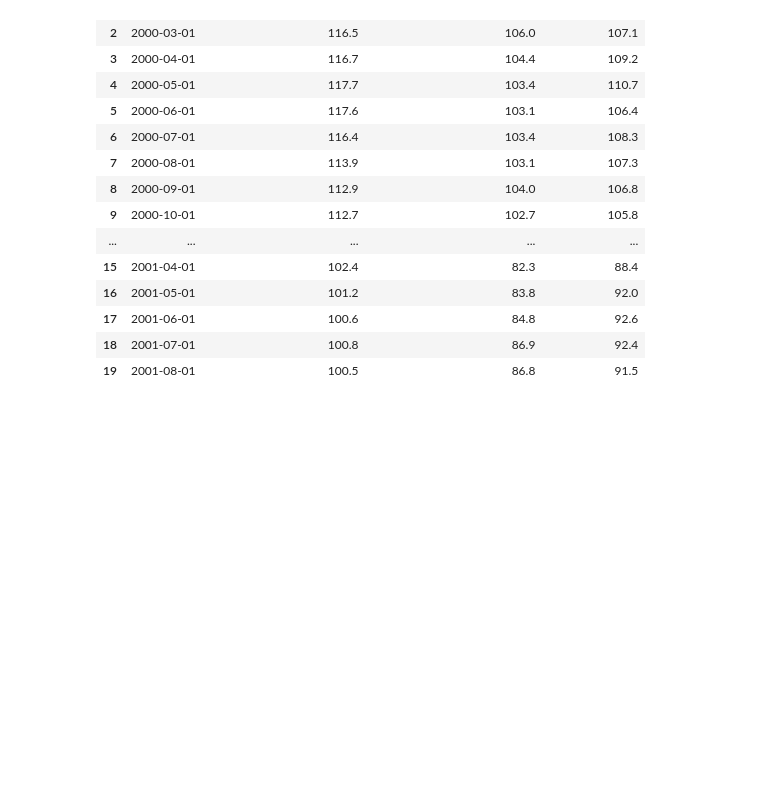
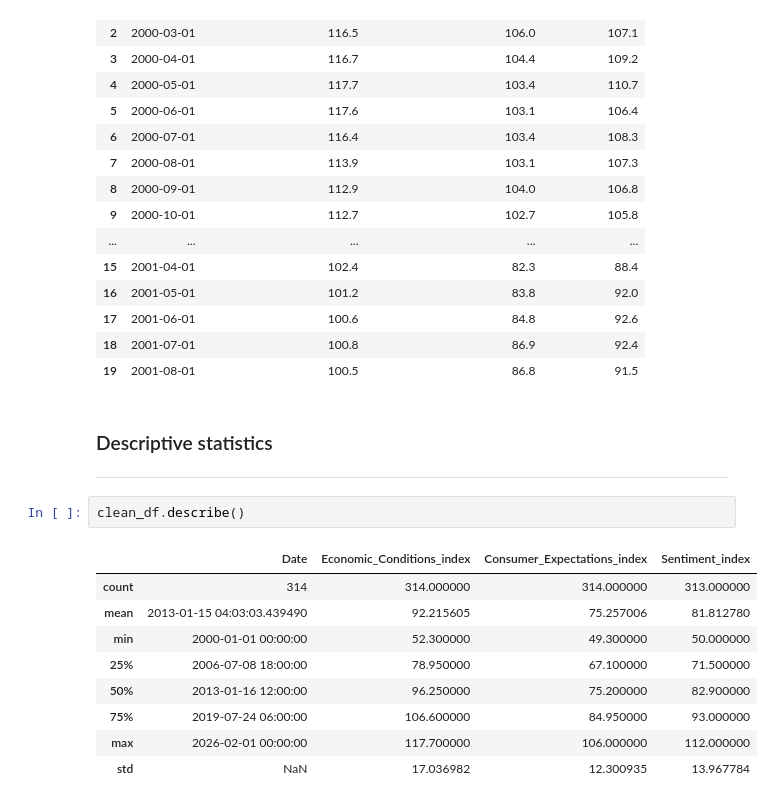
Before and after one commit to shane-221/Macro_project, a Jupyter notebook: main.ipynb, the cells around one changed output. Cells and saved outputs as stored; diff of their text form; blank space fills up the shorter version.

```diff
--- a/main.ipynb
+++ b/main.ipynb
@@ -192,3 +193,18 @@ clean_df.head(20)
 | 17 | 2001-06-01 | 100.6 | 84.8 | 92.6 |
 | 18 | 2001-07-01 | 100.8 | 86.9 | 92.4 |
 | 19 | 2001-08-01 | 100.5 | 86.8 | 91.5 |
+# %% [markdown]
+### Descriptive statistics
+---
+# %%
+clean_df.describe()
+# %% [output]
+|  | Date | Economic_Conditions_index | Consumer_Expectations_index | Sentiment_index |
+| count | 314 | 314.000000 | 314.000000 | 313.000000 |
+| mean | 2013-01-15 04:03:03.439490 | 92.215605 | 75.257006 | 81.812780 |
+| min | 2000-01-01 00:00:00 | 52.300000 | 49.300000 | 50.000000 |
+| 25% | 2006-07-08 18:00:00 | 78.950000 | 67.100000 | 71.500000 |
+| 50% | 2013-01-16 12:00:00 | 96.250000 | 75.200000 | 82.900000 |
+| 75% | 2019-07-24 06:00:00 | 106.600000 | 84.950000 | 93.000000 |
+| max | 2026-02-01 00:00:00 | 117.700000 | 106.000000 | 112.000000 |
+| std | NaN | 17.036982 | 12.300935 | 13.967784 |
```
Also changed, not shown: parts of 7 cells of this notebook.
